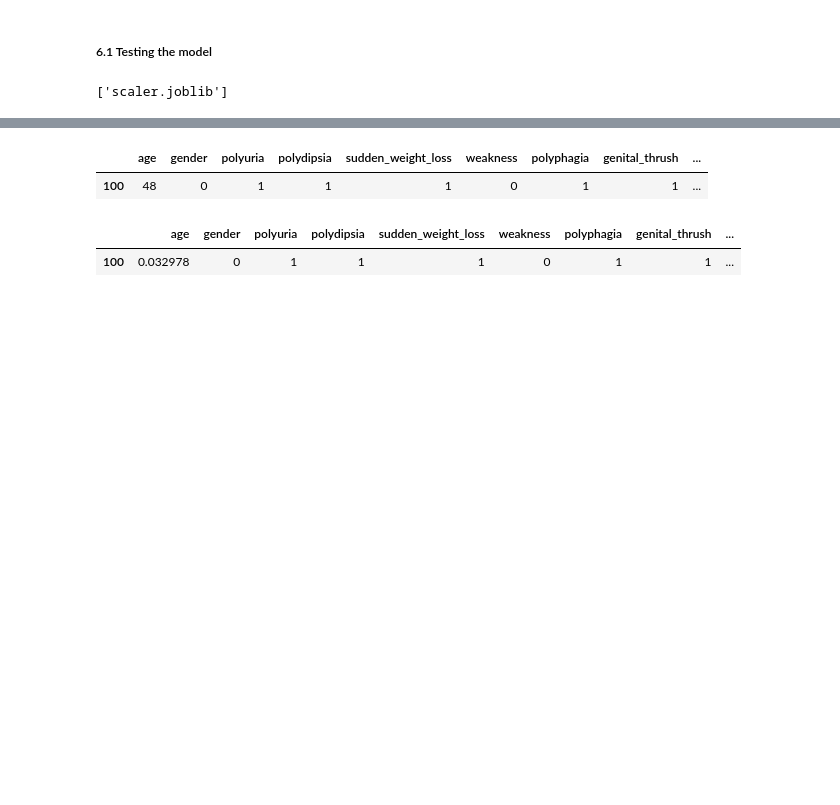
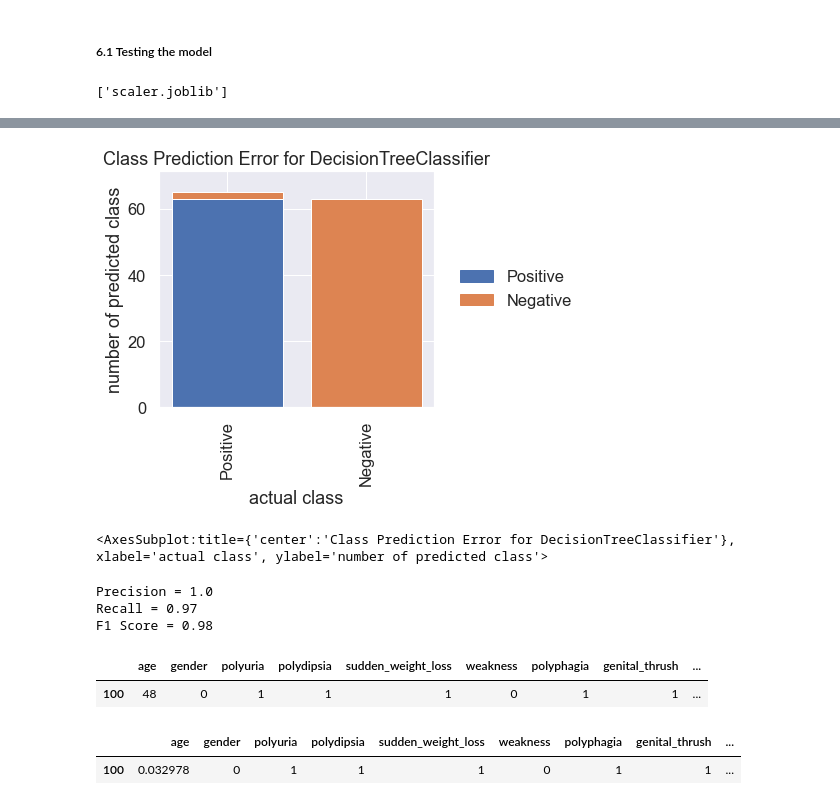
Before and after one commit to ghmigliorini/projects, a Jupyter notebook: diabetes/diabetes.ipynb, the cells around one changed output, grey strips where cells are left out. Drawn from its saved outputs; the diff is of its cells as text; code cells hidden in the pictures; blank space fills up the shorter version.

```diff
--- a/diabetes/diabetes.ipynb
+++ b/diabetes/diabetes.ipynb
@@ -539,3 +550,33 @@ scaler = joblib.load('scaler.joblib')
+# %%
+# Instantiate the classification model and visualizer
+visualizer = ClassPredictionError(
+    DecisionTreeClassifier(criterion='entropy', min_samples_split=5, random_state=0), classes= ["Positive", "Negative"])
+
+# Fit the training data to the visualizer
+visualizer.fit(X_train_ros, y_train_ros)
+
+# Evaluate the model on the test data
+visualizer.score(X_test_ros, y_test_ros)
+
+# Draw visualization
+visualizer.show()
+# %% [output]
+[figure, added]
+<AxesSubplot:title={'center':'Class Prediction Error for DecisionTreeClassifier'}, xlabel='actual class', ylabel='number of predicted class'>
+# %%
+y_pred = model.predict(X_test_ros)
+
+precision = precision_score(y_test_ros, y_pred, pos_label = "Positive")
+recall = recall_score(y_test_ros, y_pred, pos_label = "Positive")
+f1score = f1_score(y_test_ros, y_pred, pos_label = "Positive")
+
+print(f"Precision = {precision.round(2)}")
+print(f"Recall = {recall.round(2)}")
+print(f"F1 Score = {f1score.round(2)}")
+# %% [output]
+Precision = 1.0
+Recall = 0.97
+F1 Score = 0.98
 # %%
 new_data = diabetes_df_copy.drop('class', axis = 1).iloc[[100]]
 new_data
```
Also changed, not shown: parts of 6 cells of this notebook, 1 other file.
